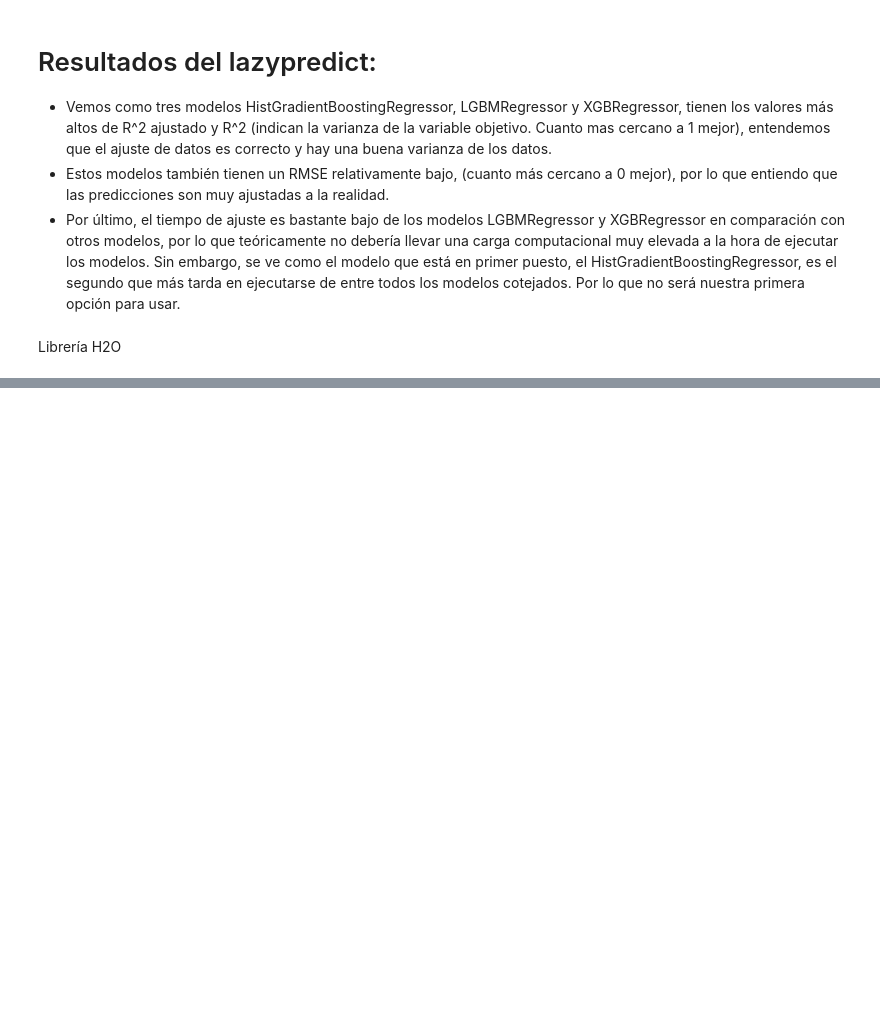
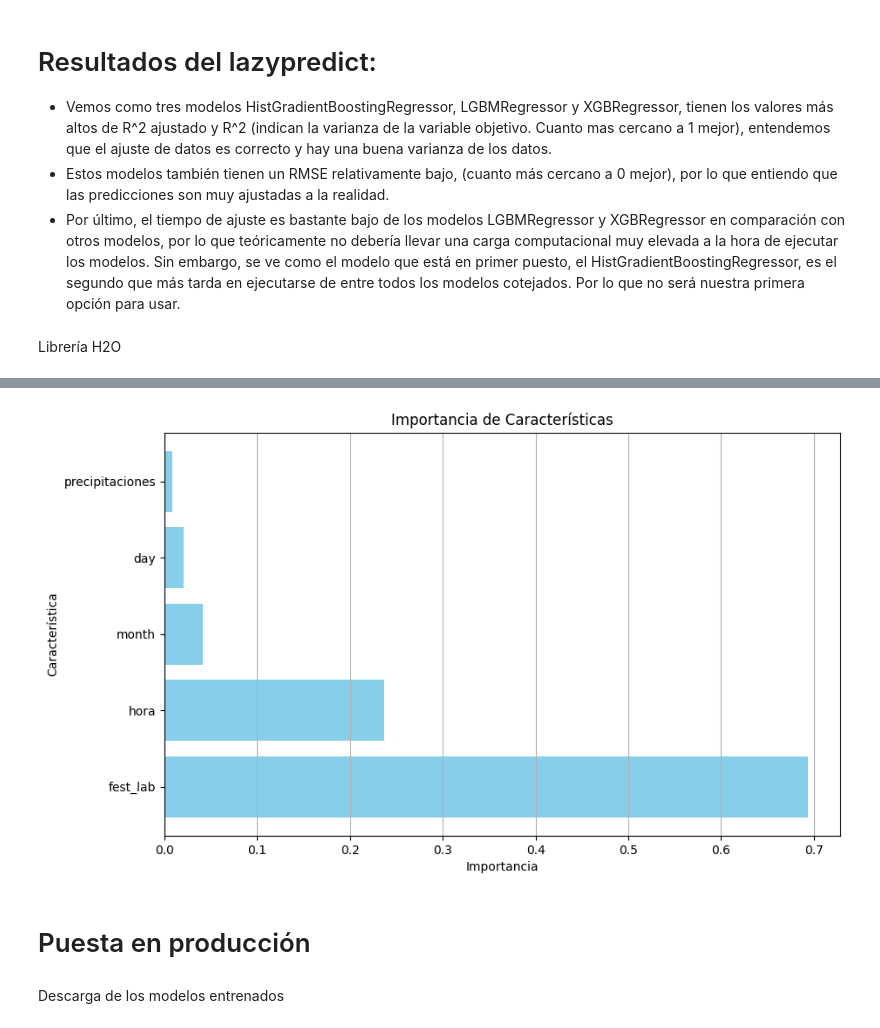
Before and after one commit to JuanArmas/Proyecto_Final_CEIABD, a Jupyter notebook: Proyecto_Final_JuanArmas.ipynb, the cells around one changed output, grey strips where cells are left out. Saved outputs shown, nothing was run; the diff lists cells and outputs as text; code cells hidden in the pictures; blank space fills up the shorter version.

```diff
--- a/Proyecto_Final_JuanArmas.ipynb
+++ b/Proyecto_Final_JuanArmas.ipynb
@@ -692,0 +965,19 @@ En ámbitos generales estudiando las métricas de los tres modelos principales p
+# %%
+feature_names = X.columns
+feature_importance = xgb_model.feature_importances_
+feature_importance_df = pd.DataFrame({'Feature': feature_names, 'Importance': feature_importance})
+feature_importance_df = feature_importance_df.sort_values(by='Importance', ascending=False)
+
+plt.figure(figsize=(10,6))
+plt.barh(feature_importance_df['Feature'],feature_importance_df['Importance'],color='skyblue')
+plt.title("Importancia de Características")
+plt.xlabel("Importancia")
+plt.ylabel("Característica")
+plt.grid(axis='x')
+plt.show()
+# %% [output]
+[figure, added]
+# %% [markdown]
+# Puesta en producción
+# %% [markdown]
+Descarga de los modelos entrenados
```
Also changed, not shown: parts of 47 cells of this notebook.
